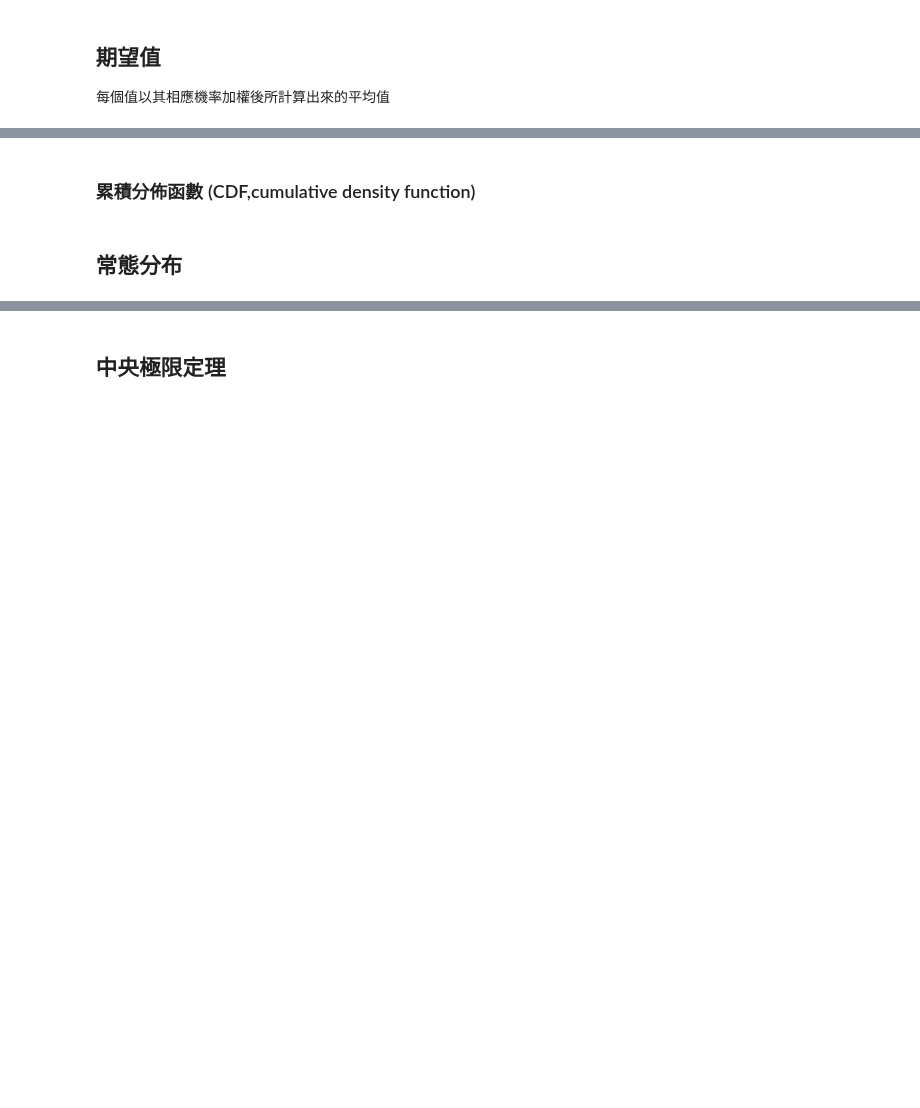
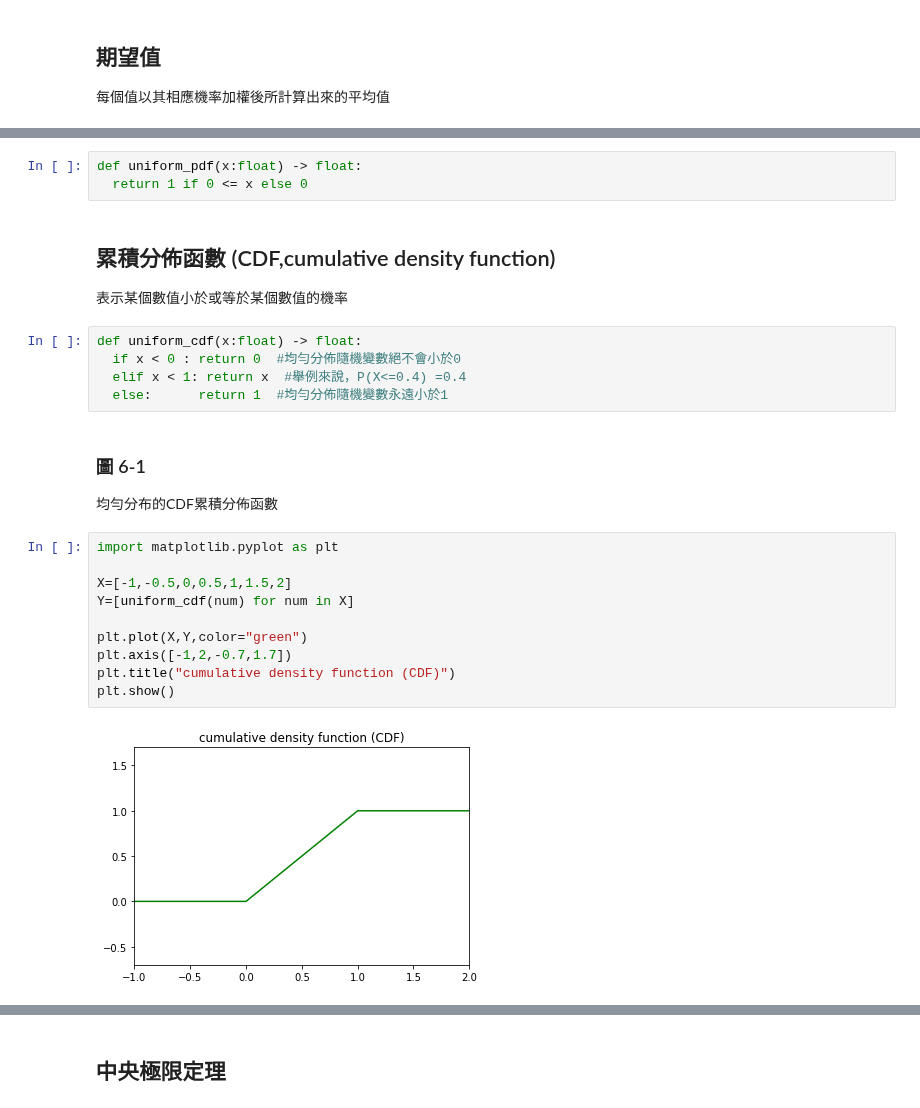
Before and after one commit to hank199599/data_science_from_scratch_reading_log, a Jupyter notebook: Chapter6.ipynb, the cells around one changed output, grey strips where cells are left out. Drawn from its saved outputs; the diff is of its cells as text; blank space fills up the shorter version.

```diff
--- a/Chapter6.ipynb
+++ b/Chapter6.ipynb
@@ -205,4 +206,26 @@ P(D|T)=0.98%
+# %%
+def uniform_pdf(x:float) -> float:
+  return 1 if 0 <= x else 0
 # %% [markdown]
-### 累積分佈函數 (CDF,cumulative density function)
+## 累積分佈函數 (CDF,cumulative density function)
+表示某個數值小於或等於某個數值的機率
-# %% [markdown]
-## 常態分布
+# %%
+def uniform_cdf(x:float) -> float:
+  if x < 0 : return 0  #均勻分佈隨機變數絕不會小於0
+  elif x < 1: return x  #舉例來說，P(X<=0.4) =0.4
+  else:      return 1  #均勻分佈隨機變數永遠小於1
+# %% [markdown]
+### 圖 6-1
+均勻分布的CDF累積分佈函數
+# %%
+import matplotlib.pyplot as plt
+
+X=[-1,-0.5,0,0.5,1,1.5,2]
+Y=[uniform_cdf(num) for num in X]
+
+plt.plot(X,Y,color="green")
+plt.axis([-1,2,-0.7,1.7])
+plt.title("cumulative density function (CDF)")
+plt.show()
+# %% [output]
+[figure, added]
```
Also changed, not shown: parts of 8 cells of this notebook.
